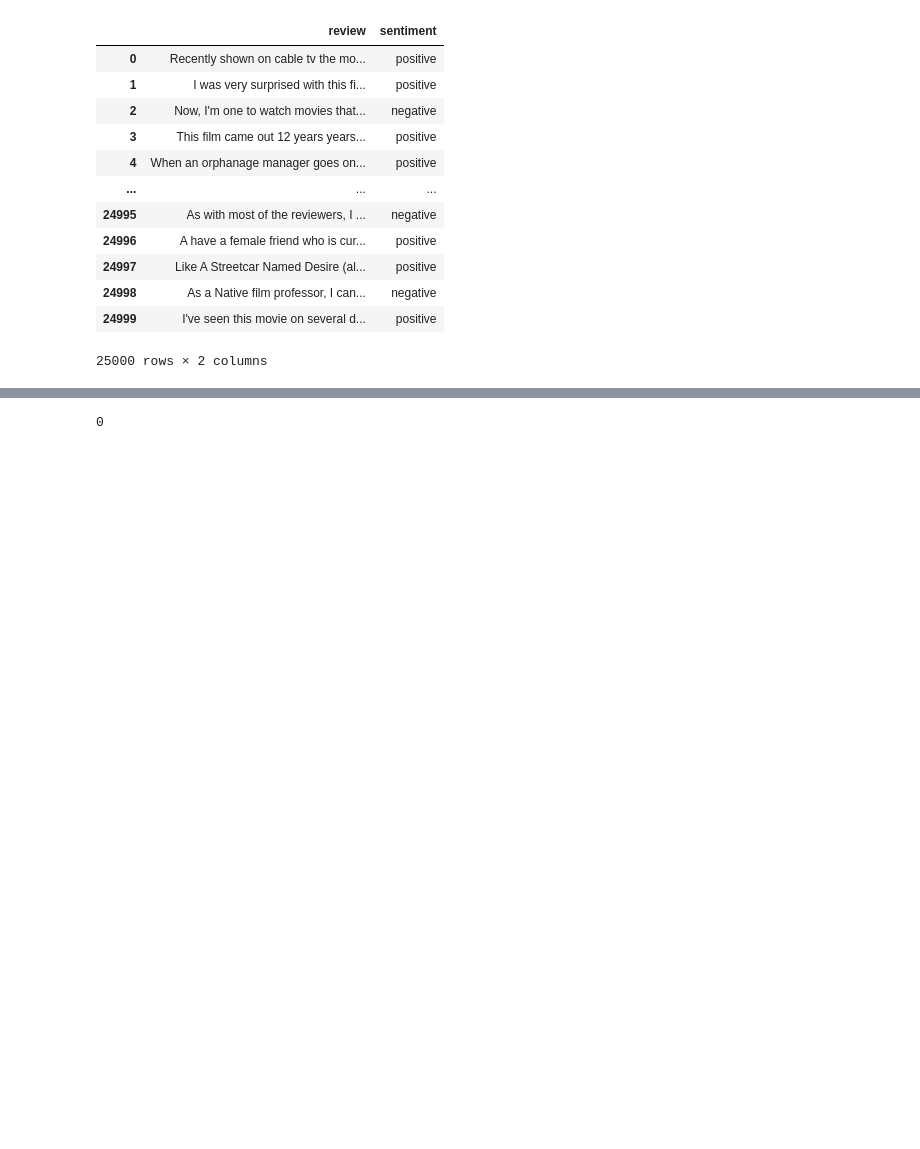
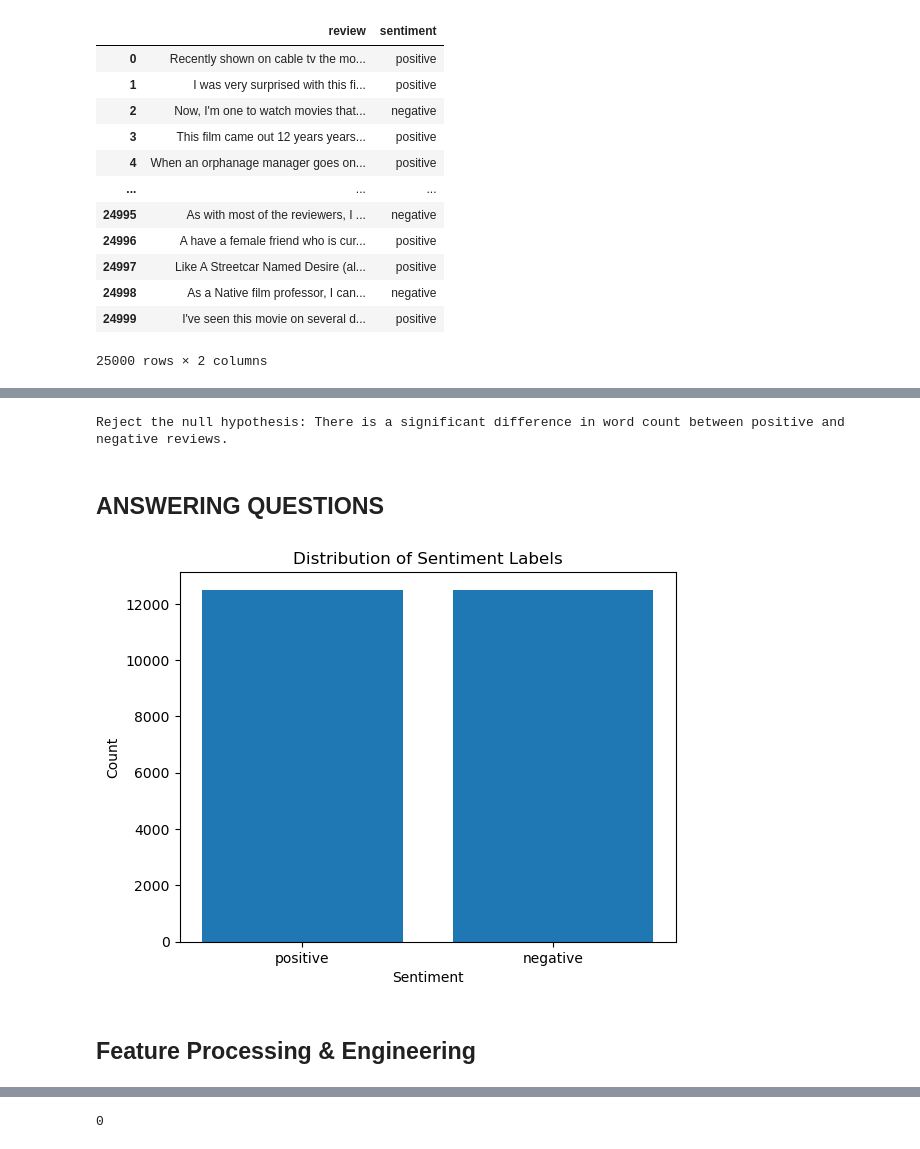
Before and after one commit to Israel-Anaba/Movie_Review_Analysis, a Jupyter notebook: Untitled.ipynb, the cells around one changed output, grey strips where cells are left out. Drawn from its saved outputs; the diff is of its cells as text; code cells hidden in the pictures; blank space fills up the shorter version.

```diff
--- a/Untitled.ipynb
+++ b/Untitled.ipynb
@@ -155,3 +189,39 @@ data
+# %%
+# Separate positive and negative reviews
+positive_reviews = data[data['sentiment'] == 'positive']
+negative_reviews = data[data['sentiment'] == 'negative']
+
+# Calculate word count for each review
+positive_reviews['word_count'] = positive_reviews['review'].apply(lambda x: len(x.split()))
+negative_reviews['word_count'] = negative_reviews['review'].apply(lambda x: len(x.split()))
+
+# Perform a two-sample t-test
+t_stat, p_value = ttest_ind(positive_reviews['word_count'], negative_reviews['word_count'])
+
+# Define the significance level (alpha)
+alpha = 0.05
+
+# Check the p-value
+if p_value < alpha:
+    print("Reject the null hypothesis: There is a significant difference in word count between positive and negative reviews.")
+else:
+    print("Fail to reject the null hypothesis: There is no significant difference in word count between positive and negative reviews.")
+# %% [output]
+Reject the null hypothesis: There is a significant difference in word count between positive and negative reviews.
+# %% [markdown]
+  ## ANSWERING QUESTIONS
+# %%
+# Plot the distribution of sentiment labels
+sentiment_counts = data['sentiment'].value_counts()
+plt.bar(sentiment_counts.index, sentiment_counts.values)
+plt.title('Distribution of Sentiment Labels')
+plt.xlabel('Sentiment')
+plt.ylabel('Count')
+plt.show()
+# %% [output]
+[figure, added]
+# %% [markdown]
+## Feature Processing & Engineering
 # %%
 # Load spaCy
 nlp = spacy.load("en_core_web_sm")
```
Also changed, not shown: parts of 27 cells of this notebook, 5 other files.
